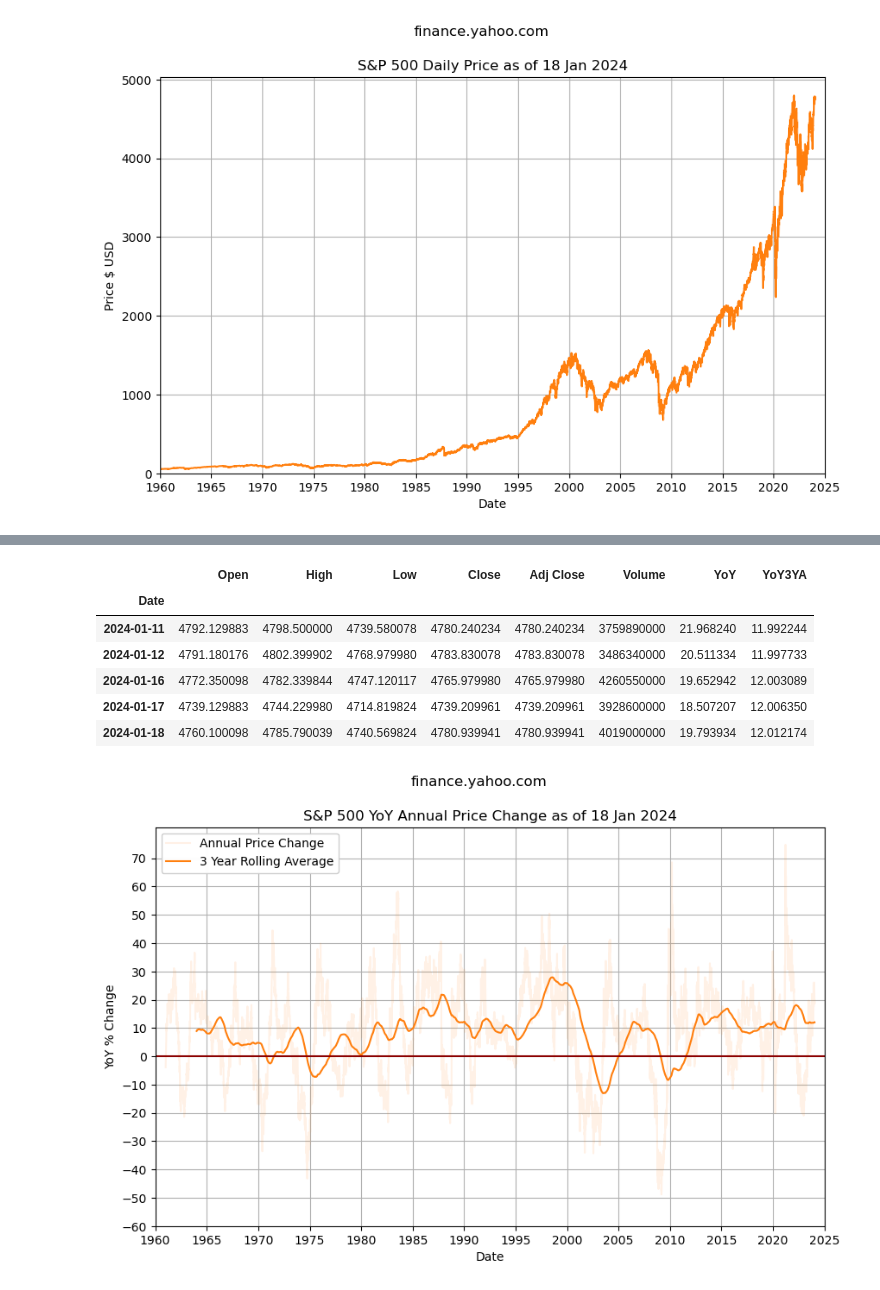
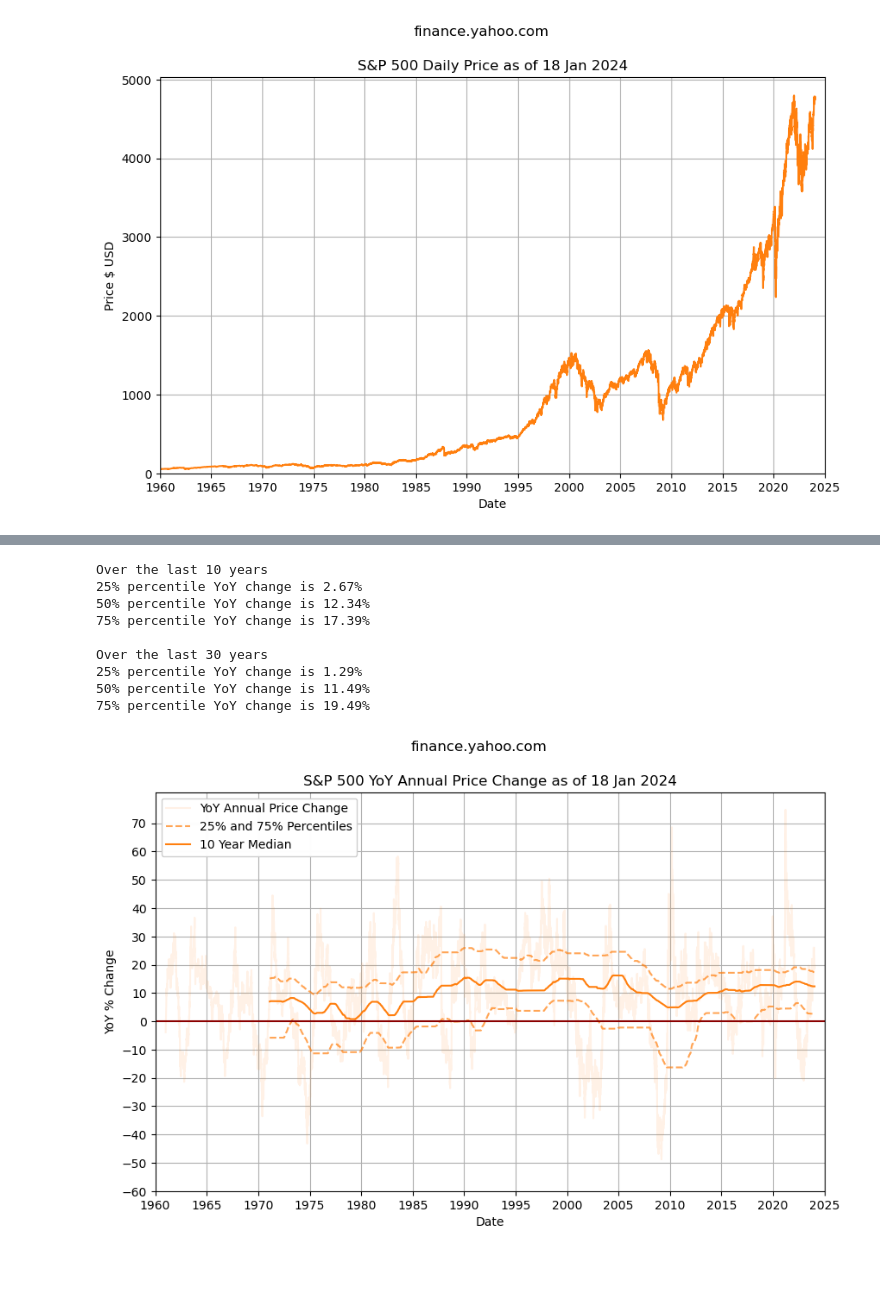
Before and after one commit to mikejonestechno/investment-analytics, a Jupyter notebook: notebooks/spx-prices.ipynb, the cells around one changed output, grey strips where cells are left out. Cells and saved outputs as stored; diff of their text form; code cells hidden in the pictures.

Commit message:
Create multi-year price charts (#98)
This pull request adds functionality to create multi-year 25th and 75th
percentiles and log scale price charts.

```diff
--- a/notebooks/spx-prices.ipynb
+++ b/notebooks/spx-prices.ipynb
@@ -67,48 +99,79 @@ plt.show()
 # %%
-# Year over Year (YoY) change based on 252 trading days per year
+""" Year over Year (YoY) change based on 252 trading days per year """
 annual_trading_days = 252
 df['YoY'] = df['Adj Close'].pct_change(periods=annual_trading_days)*100
-# add column 'YoY3YA' for three year rolling average
-df['YoY3YA'] = df['YoY'].rolling(window=(annual_trading_days*3)).mean()
-df.tail()
+
+quantile_lower = 0.25
+quantile_median = 0.5
+quantile_upper = 0.75
+multi_year = 10
+
+# Calculate the lower and upper percentile over the previous 1 year
+df['YoY_lower'] = df['YoY'].rolling(window=annual_trading_days).quantile(quantile_lower)
+df['YoY_median'] = df['YoY'].rolling(window=annual_trading_days).quantile(quantile_median)
+df['YoY_upper'] = df['YoY'].rolling(window=annual_trading_days).quantile(quantile_upper)
+
+# Add multi-year
+df['MY_lower'] = df['YoY'].rolling(window=(annual_trading_days*multi_year)).quantile(quantile_lower)
+df['MY_median'] = df['YoY'].rolling(window=(annual_trading_days*multi_year)).quantile(quantile_median)
+df['MY_upper'] = df['YoY'].rolling(window=(annual_trading_days*multi_year)).quantile(quantile_upper)
+
+# Add multi-year
+df['MY3_lower'] = df['YoY'].rolling(window=(annual_trading_days*multi_year*3)).quantile(quantile_lower)
+df['MY3_median'] = df['YoY'].rolling(window=(annual_trading_days*multi_year*3)).quantile(quantile_median)
+df['MY3_upper'] = df['YoY'].rolling(window=(annual_trading_days*multi_year*3)).quantile(quantile_upper)
+
+print('Over the last ' + str(multi_year) + ' years')
+print('25% percentile YoY change is ' + str(df['MY_lower'].iloc[-1].round(2)) + '%')
+print('50% percentile YoY change is ' + str(df['MY_median'].iloc[-1].round(2)) + '%')
+print('75% percentile YoY change is ' + str(df['MY_upper'].iloc[-1].round(2)) + '%')
+print('\nOver the last ' + str(multi_year*3) + ' years')
+print('25% percentile YoY change is ' + str(df['MY3_lower'].iloc[-1].round(2)) + '%')
+print('50% percentile YoY change is ' + str(df['MY3_median'].iloc[-1].round(2)) + '%')
+print('75% percentile YoY change is ' + str(df['MY3_upper'].iloc[-1].round(2)) + '%')
 # %% [output]
-|  | Open | High | Low | Close | Adj Close | Volume | YoY | YoY3YA |
-| Date |  |  |  |  |  |  |  |  |
-| 2024-01-11 | 4792.129883 | 4798.500000 | 4739.580078 | 4780.240234 | 4780.240234 | 3759890000 | 21.968240 | 11.992244 |
-| 2024-01-12 | 4791.180176 | 4802.399902 | 4768.979980 | 4783.830078 | 4783.830078 | 3486340000 | 20.511334 | 11.997733 |
-| 2024-01-16 | 4772.350098 | 4782.339844 | 4747.120117 | 4765.979980 | 4765.979980 | 4260550000 | 19.652942 | 12.003089 |
-| 2024-01-17 | 4739.129883 | 4744.229980 | 4714.819824 | 4739.209961 | 4739.209961 | 3928600000 | 18.507207 | 12.006350 |
-| 2024-01-18 | 4760.100098 | 4785.790039 | 4740.569824 | 4780.939941 | 4780.939941 | 4019000000 | 19.793934 | 12.012174 |
+Over the last 10 years
+25% percentile YoY change is 2.67%
+50% percentile YoY change is 12.34%
+75% percentile YoY change is 17.39%
+
+Over the last 30 years
+25% percentile YoY change is 1.29%
+50% percentile YoY change is 11.49%
+75% percentile YoY change is 19.49%
 # %%
 plt.figure(figsize=(10, 6))
-plt.plot(df.index, df['YoY'], label='Annual Price Change', color=colors[1]['color'], alpha=0.1)
-plt.plot(df.index, df['YoY3YA'], label='3 Year Rolling Average', color=colors[1]['color'])
+plt.plot(df.index, df['YoY'], label='YoY Annual Price Change', color=colors[1]['color'], alpha=0.1)
+quantile_label = str(int(quantile_lower*100)) + '% and ' + str(int(quantile_upper*100)) + '% Percentiles'
+plt.plot(df.index, df['MY_lower'], color=colors[1]['color'], linestyle='--', alpha=0.7, label=quantile_label)
+plt.plot(df.index, df['MY_median'], color=colors[1]['color'], label=str(multi_year) + ' Year Median')
+plt.plot(df.index, df['MY_upper'], color=colors[1]['color'], linestyle='--', alpha=0.7)
 plt.xlabel('Date')
 plt.ylabel('YoY % Change')
 plt.suptitle('finance.yahoo.com')
 plt.title('S&P 500 YoY Annual Price Change as of ' + last_index.strftime('%d %b %Y'))
 left_limit = pd.to_datetime(f'{start_year}-01-01')
 if start_year >= 2000:
     tick_years = 1
 else:
     tick_years = 5
 top_limit = 80
 bottom_limit = -60
 #plt.ylim(bottom=bottom_limit, top=top_limit)
 plt.yticks(range(bottom_limit, top_limit, 10))
 plt.xlim(left=left_limit, right=pd.to_datetime('2025-01-01'))
 ax = plt.gca()  # Get the current Axes instance
 ax.xaxis.set_major_locator(mdates.YearLocator(tick_years))  # Set major ticks every x years
 ax.xaxis.set_major_formatter(mdates.DateFormatter('%Y'))  # Format major ticks as years
 
 plt.axhline(y=0, color='darkred')  # Add horizontal line at y=0
 plt.grid(True)
 
 legend = plt.legend() #loc='lower left')
 legend.get_frame().set_facecolor('white')
 legend.get_frame().set_alpha(0.98)
 
 plt.savefig(os.path.join('..', 'pages', 'images', 'spx-yoy.png'), bbox_inches='tight')
 plt.show()
 # %% [output]
-[figure, old version]
+[figure, new version]
```
Also changed, not shown: parts of 2 cells of this notebook, 5 other files.
